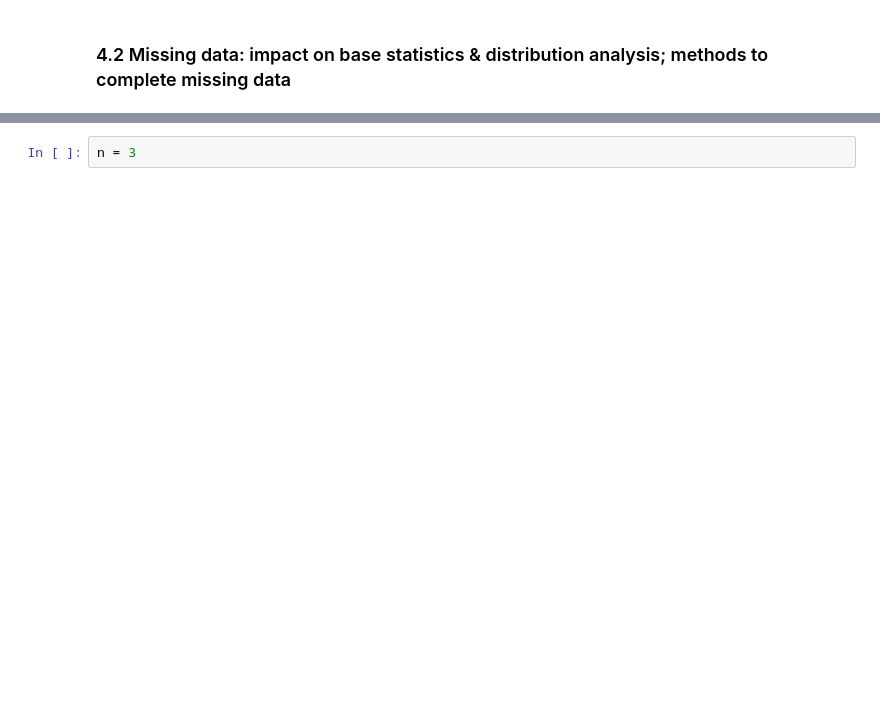
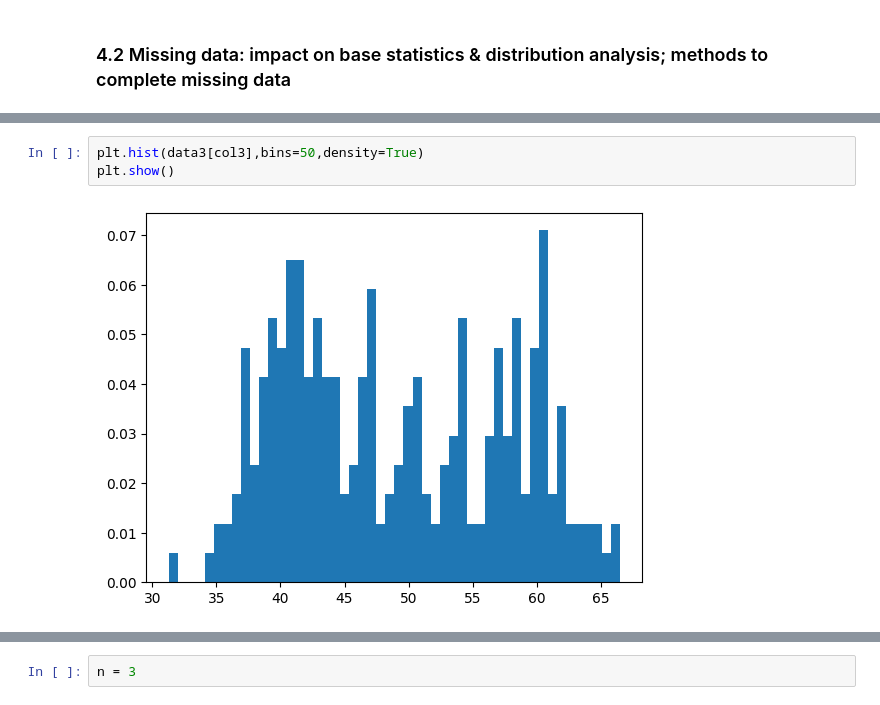
Before and after one commit to al3xkras/MathematicalStatistics-PG, a Jupyter notebook: Project4/Project4.ipynb, the cells around one changed output, grey strips where cells are left out. Cells and saved outputs as stored; diff of their text form; blank space fills up the shorter version.

```diff
--- a/Project4/Project4.ipynb
+++ b/Project4/Project4.ipynb
@@ -11,2 +102,7 @@ from scipy.stats import chi2
+# %%
+plt.hist(data3[col3],bins=50,density=True)
+plt.show()
+# %% [output]
+[figure, added]
 # %% [markdown]
 ##### 2. Research purpose:
```
Also changed, not shown: parts of 28 cells of this notebook, 4 other files.
